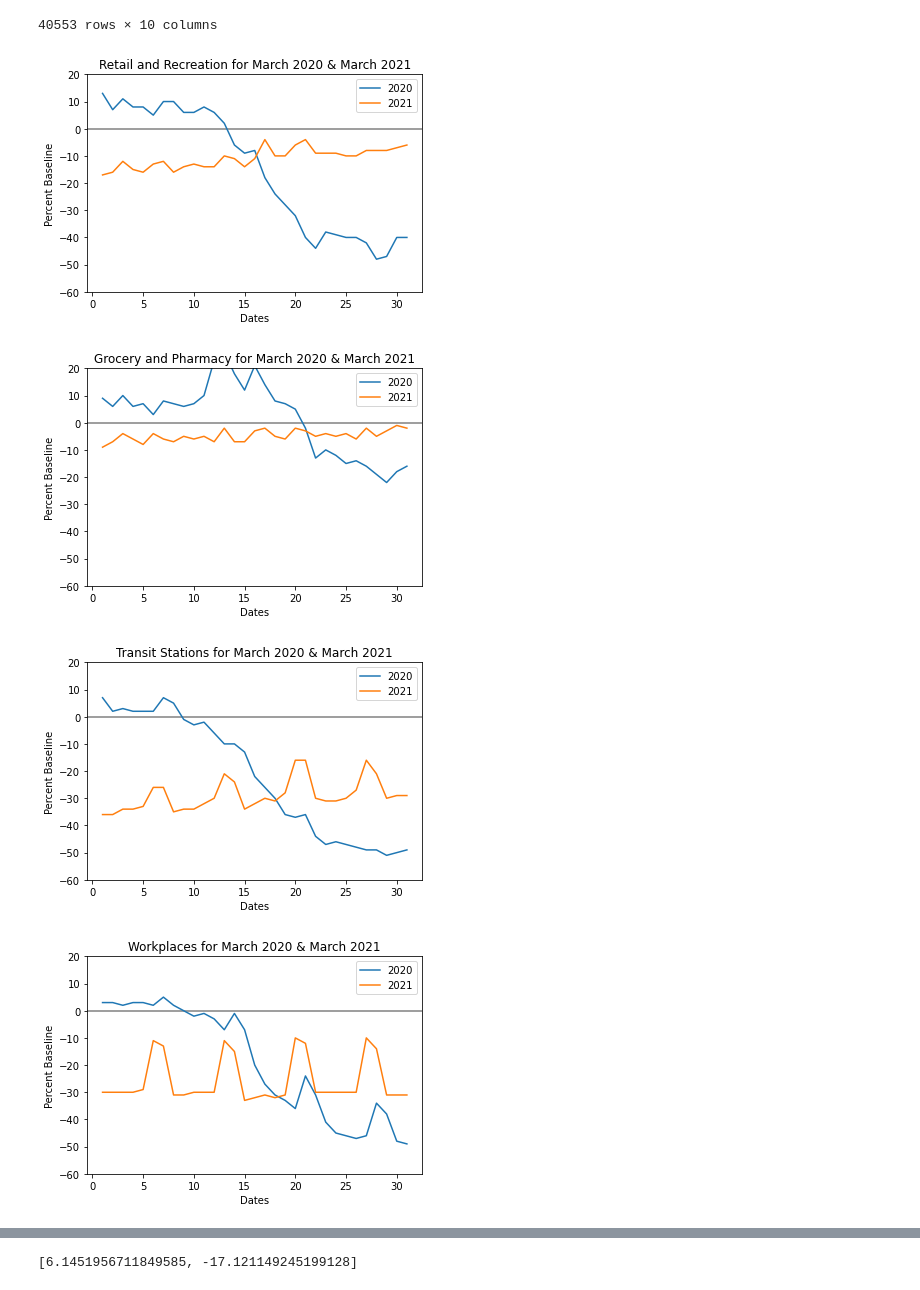
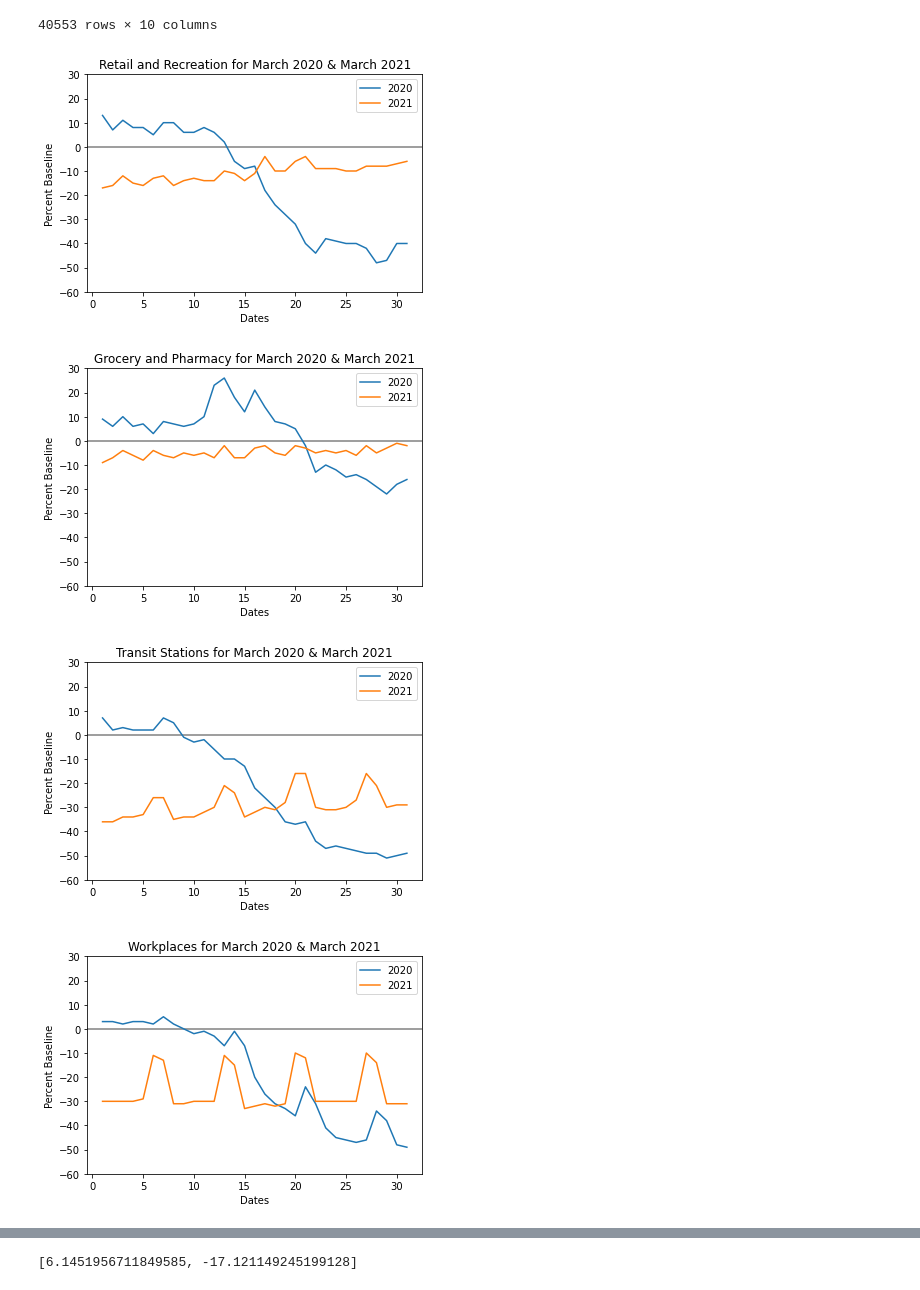
Before and after one commit to Munseaux/Pandemic-Movement, a Jupyter notebook: year_over_year_data.ipynb, the cells around one changed output, grey strips where cells are left out. Drawn from its saved outputs; the diff is of its cells as text; code cells hidden in the pictures.

```diff
--- a/year_over_year_data.ipynb
+++ b/year_over_year_data.ipynb
@@ -209,7 +209,7 @@ labels = ['March 2020', 'March 2021']
 x = np.arange(len(labels))  # the label locations
 width = .35 #  the width of the bars
 
-plt.ylim([-60, 20])
+plt.ylim([-60, 30])
 plt.axhline(y = 0, color = 'grey', linestyle = '-')
 
 # Data
@@ -234,14 +234,14 @@ plt.savefig("Images/Retail and Recreation for March 2020 & March 2021")
 
 plt.show()
 # %% [output]
-[figure, old version]
+[figure, new version]
 # %%
 labels = ['March 2020', 'March 2021']
 
 x = np.arange(len(labels))  # the label locations
 width = .35 #  the width of the bars
 
-plt.ylim([-60, 20])
+plt.ylim([-60, 30])
 plt.axhline(y = 0, color = 'grey', linestyle = '-')
 
 # Data
@@ -265,45 +265,45 @@ plt.savefig("Images/Grocery and Pharmacy for March 2020 & March 2021")
 
 plt.show()
 # %% [output]
-[figure, old version]
+[figure, new version]
 # %%
 labels = ['March 2020', 'March 2021']
 
 x = np.arange(len(labels))  # the label locations
 width = .35 #  the width of the bars
 
-plt.ylim([-60, 20])
+plt.ylim([-60, 30])
 plt.axhline(y = 0, color = 'grey', linestyle = '-')
 
 # Data
 mar2020_df = mar2020_df[mar2020_df['sub_region_1'].isnull()]
 mar2021_df = mar2021_df[mar2021_df['sub_region_1'].isnull()]
 
 # plt.figure(figsize=(20,10))
 mar2020_df["month"] = mar2020_df["New Date"].dt.day
 mar2021_df["month"] = mar2021_df["New Date"].dt.day
 plt.plot(mar2020_df['month'], mar2020_df['transit_stations_percent_change_from_baseline'], label = '2020')
 plt.plot(mar2021_df['month'], mar2021_df['transit_stations_percent_change_from_baseline'], label = '2021')
 
 plt.ylabel('Percent Baseline')
 plt.xlabel('Dates')
 plt.title('Transit Stations for March 2020 & March 2021')
 # # show legend
 plt.legend()
 plt.savefig("Images/Transit Stations for March 2020 & March 2021")
 
 
 
 plt.show()
 # %% [output]
-[figure, old version]
+[figure, new version]
 # %%
 labels = ['March 2020', 'March 2021']
 
 x = np.arange(len(labels))  # the label locations
 width = .35 #  the width of the bars
 
-plt.ylim([-60, 20])
+plt.ylim([-60, 30])
 plt.axhline(y = 0, color = 'grey', linestyle = '-')
 
 # Data
@@ -326,7 +326,7 @@ plt.savefig("Images/Workplaces for March 2020 & March 2021")
 
 plt.show()
 # %% [output]
-[figure, old version]
+[figure, new version]
 # %%
 labels = ['April 2020', 'April 2021']
 
```
Also changed, not shown: parts of 4 cells of this notebook, 8 other files.
